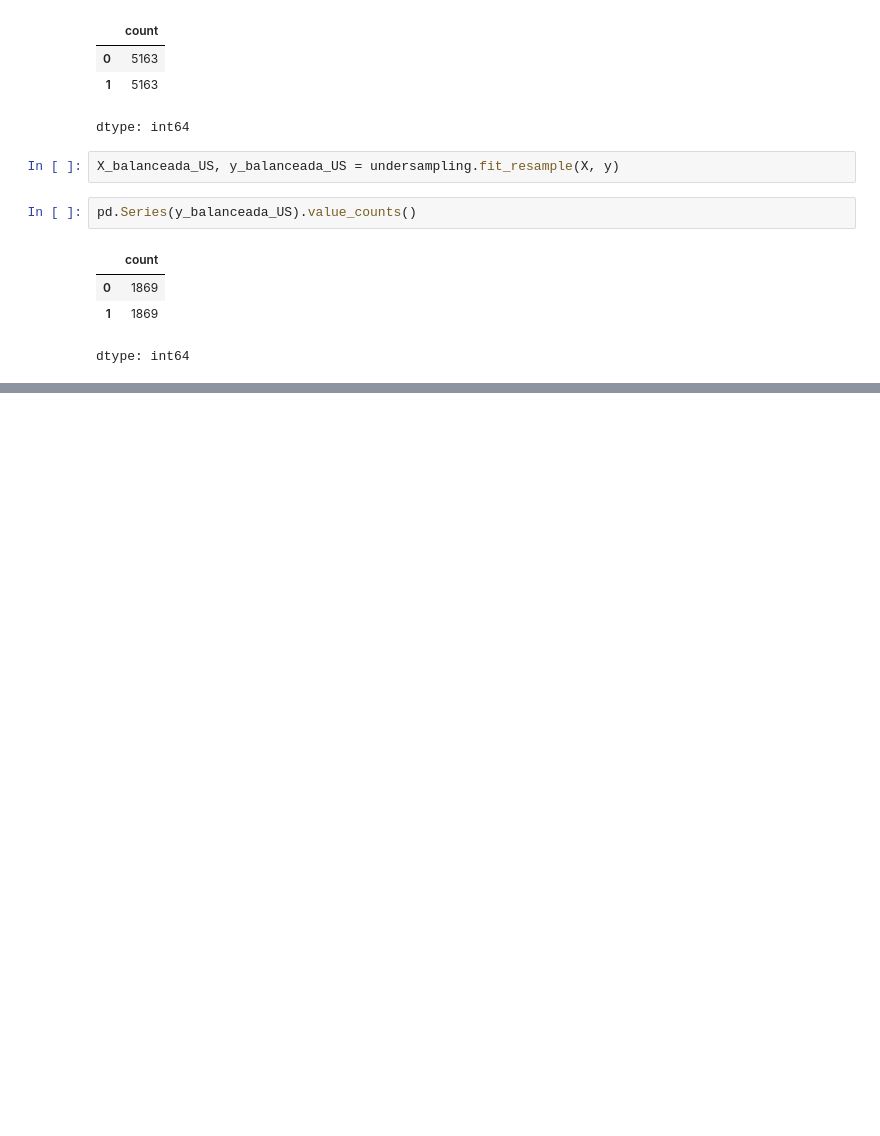
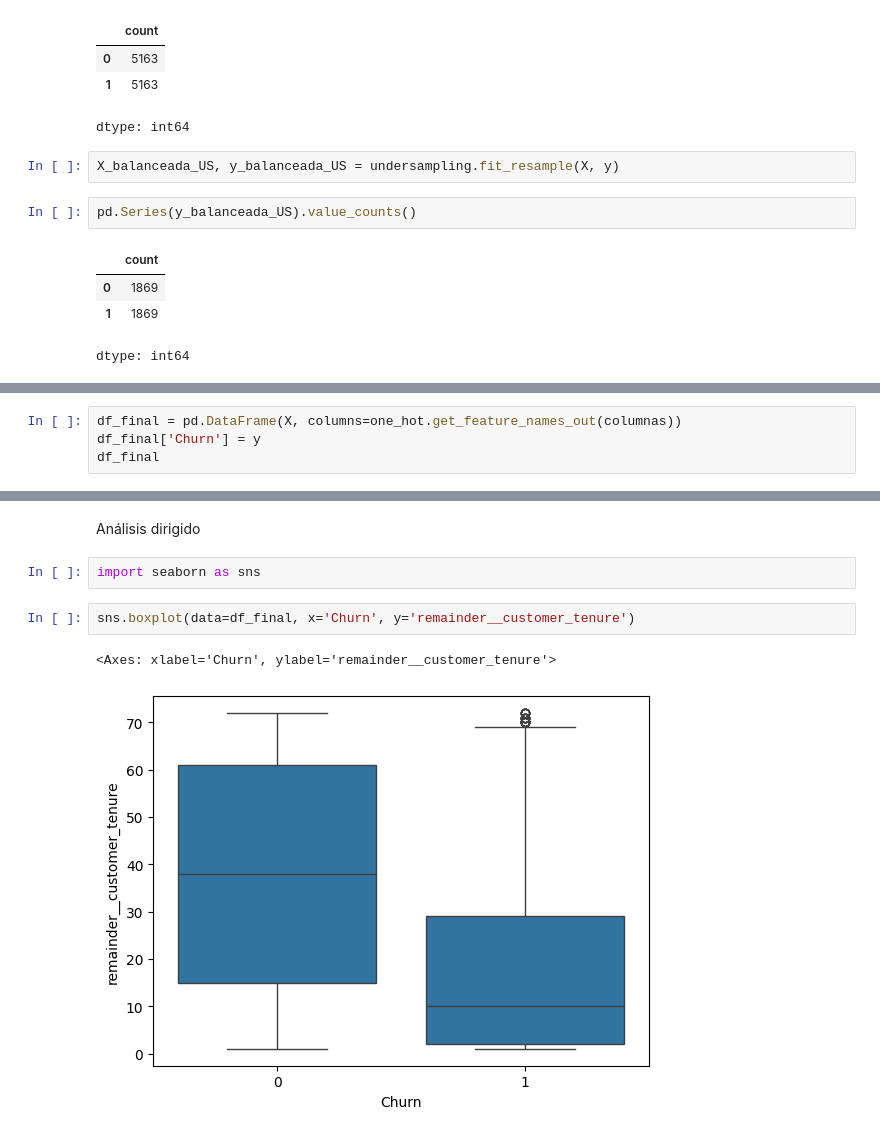
Before and after one commit to RientArlCroud/Challenge-4-telecom-X-2-an-lisis-de-datos, a Jupyter notebook: Challenge_4_análisis_de_datos.ipynb, the cells around one changed output, grey strips where cells are left out. Drawn from its saved outputs; the diff is of its cells as text; blank space fills up the shorter version.

```diff
--- a/Challenge_4_análisis_de_datos.ipynb
+++ b/Challenge_4_análisis_de_datos.ipynb
@@ -224,0 +238,4 @@ dtype: int64
+# %%
+df_final = pd.DataFrame(X, columns=one_hot.get_feature_names_out(columnas))
+df_final['Churn'] = y
+df_final
@@ -224,0 +279,9 @@ dtype: int64
+# %% [markdown]
+Análisis dirigido
+# %%
+import seaborn as sns
+# %%
+sns.boxplot(data=df_final, x='Churn', y='remainder__customer_tenure')
+# %% [output]
+<Axes: xlabel='Churn', ylabel='remainder__customer_tenure'>
+[figure, added]
```
Also changed, not shown: parts of 37 cells of this notebook.
